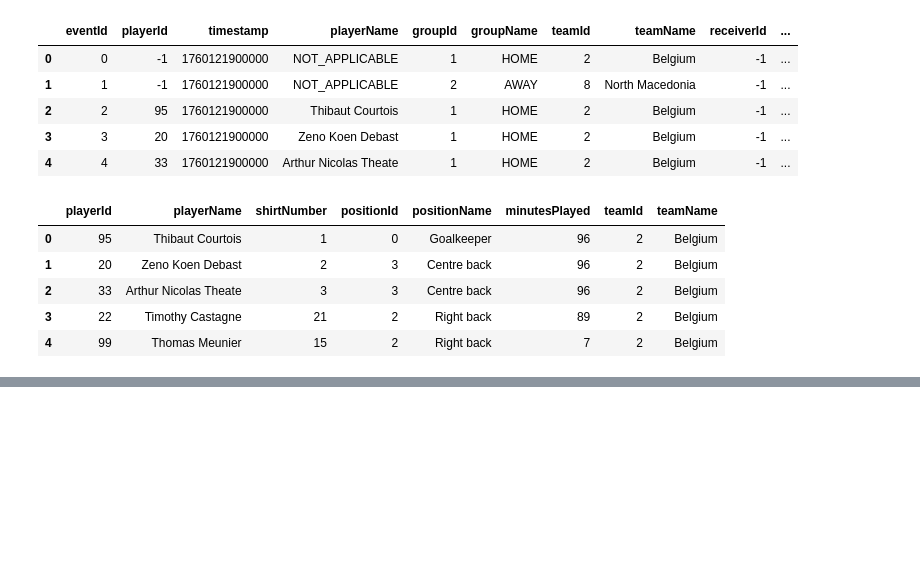
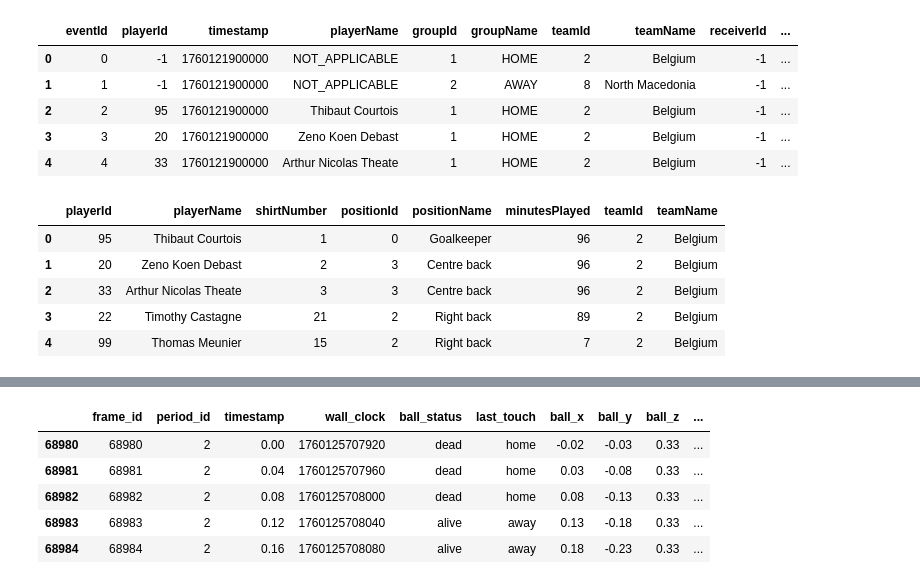
Before and after one commit to MarijnSt/belgium-north-macedonia-analysis, a Jupyter notebook: notebooks/data_exploration.ipynb, the cells around one changed output, grey strips where cells are left out. Cells and saved outputs as stored; diff of their text form; code cells hidden in the pictures; blank space fills up the shorter version.

```diff
--- a/notebooks/data_exploration.ipynb
+++ b/notebooks/data_exploration.ipynb
@@ -57,0 +95,9 @@ player_df.head()
+# %%
+tracking_data[tracking_data['period_id'] == 2].head()
+# %% [output]
+|  | frame_id | period_id | timestamp | wall_clock | ball_status | last_touch | ball_x | ball_y | ball_z | ... |
+| 68980 | 68980 | 2 | 0.00 | 1760125707920 | dead | home | -0.02 | -0.03 | 0.33 | ... |
+| 68981 | 68981 | 2 | 0.04 | 1760125707960 | dead | home | 0.03 | -0.08 | 0.33 | ... |
+| 68982 | 68982 | 2 | 0.08 | 1760125708000 | dead | home | 0.08 | -0.13 | 0.33 | ... |
+| 68983 | 68983 | 2 | 0.12 | 1760125708040 | alive | away | 0.13 | -0.18 | 0.33 | ... |
+| 68984 | 68984 | 2 | 0.16 | 1760125708080 | alive | away | 0.18 | -0.23 | 0.33 | ... |
```
Also changed, not shown: parts of 6 cells of this notebook, 1 other file.
